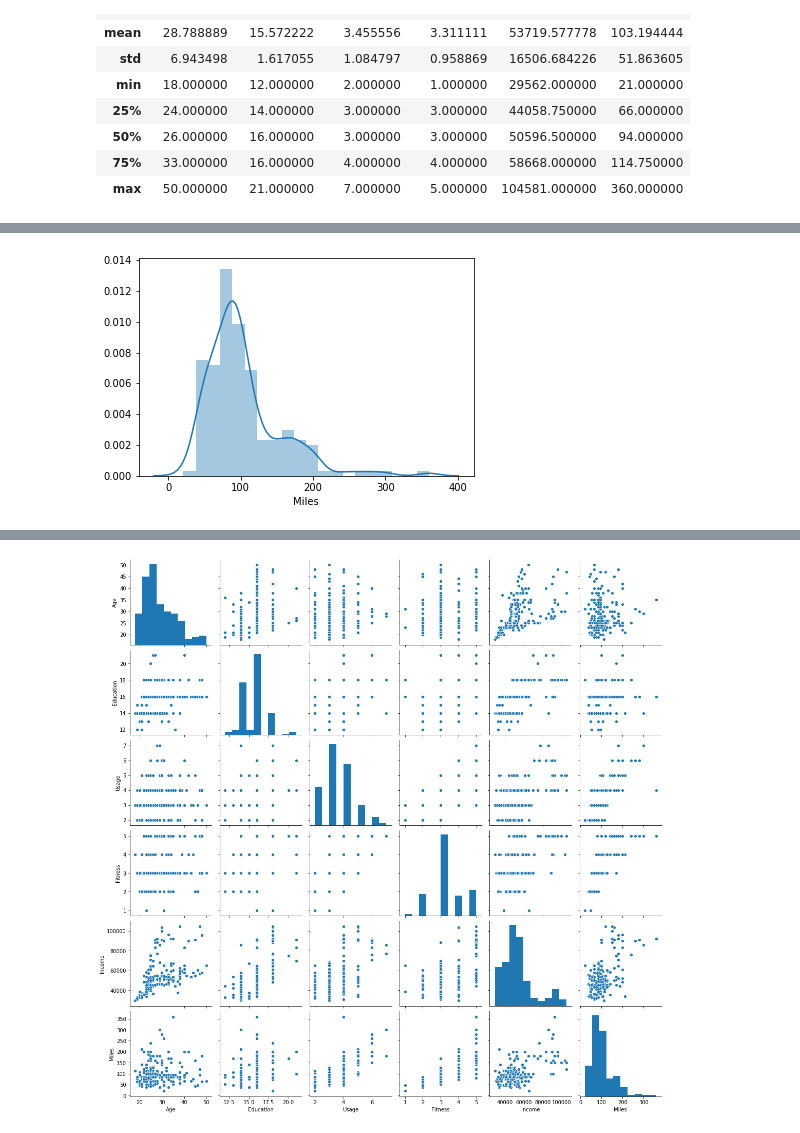
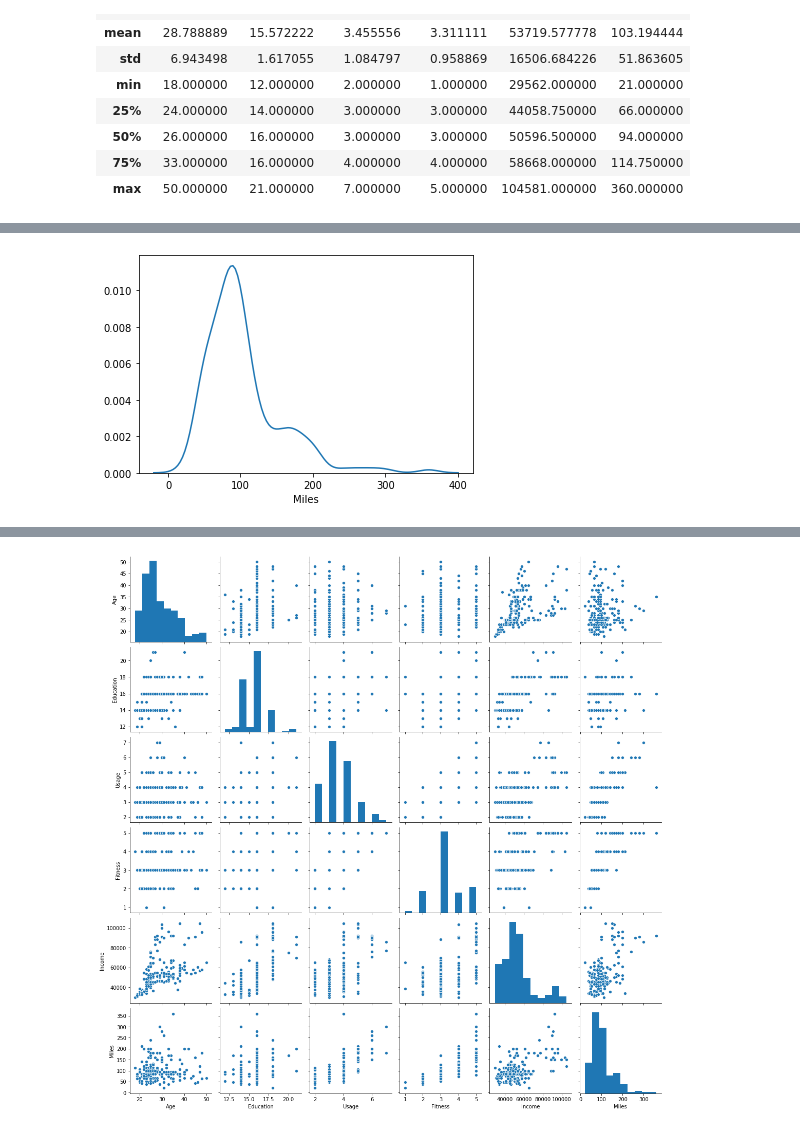
Before and after one commit to NickBaynham/aimldl, a Jupyter notebook: notebooks/Cardio_Good_Fitness.ipynb, the cells around one changed output, grey strips where cells are left out. Saved outputs shown, nothing was run; the diff lists cells and outputs as text; code cells hidden in the pictures.

```diff
--- a/notebooks/Cardio_Good_Fitness.ipynb
+++ b/notebooks/Cardio_Good_Fitness.ipynb
@@ -173,5 +181,5 @@ plt.hist(cardio_good_fitness['Fitness'], bins = 10)
 # %%
 miles = cardio_good_fitness['Miles']
-sns.distplot(miles);
+sns.distplot(miles, hist = False);
 # %% [output]
-[figure, old version]
+[figure, new version]
```
Also changed, not shown: parts of 65 cells of this notebook.
